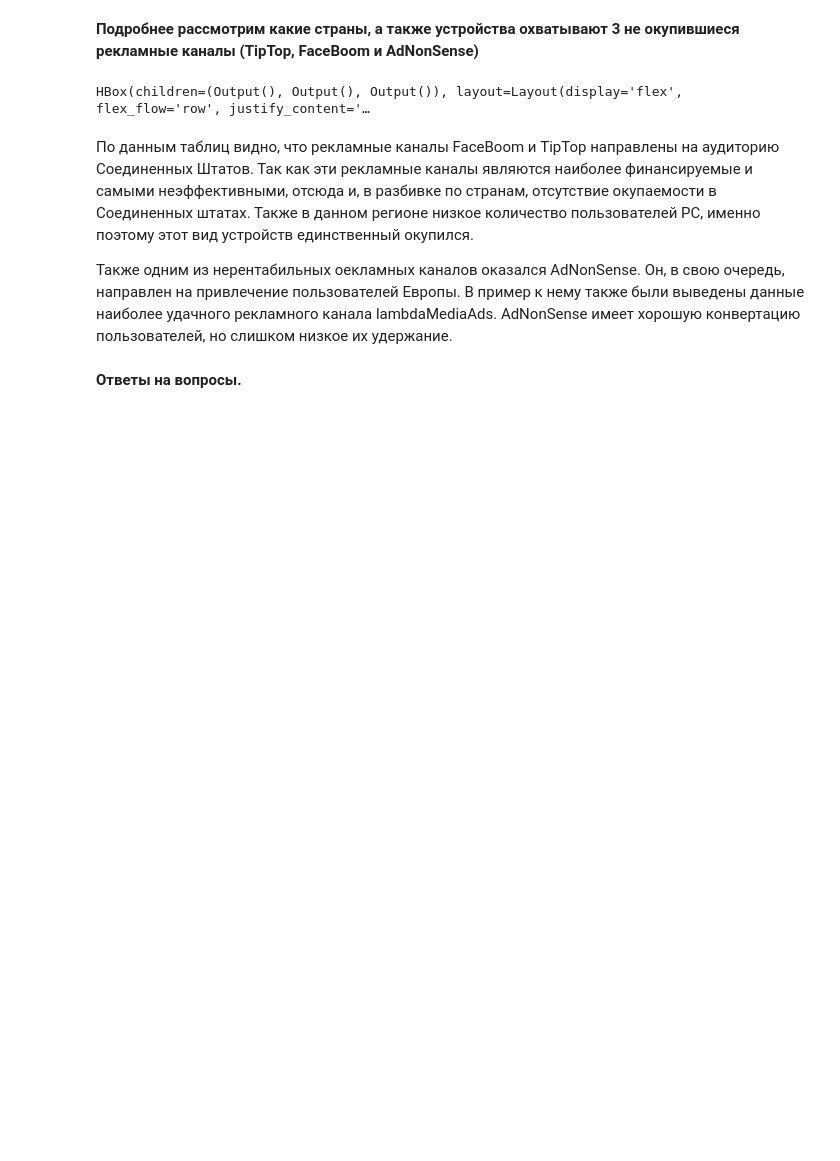
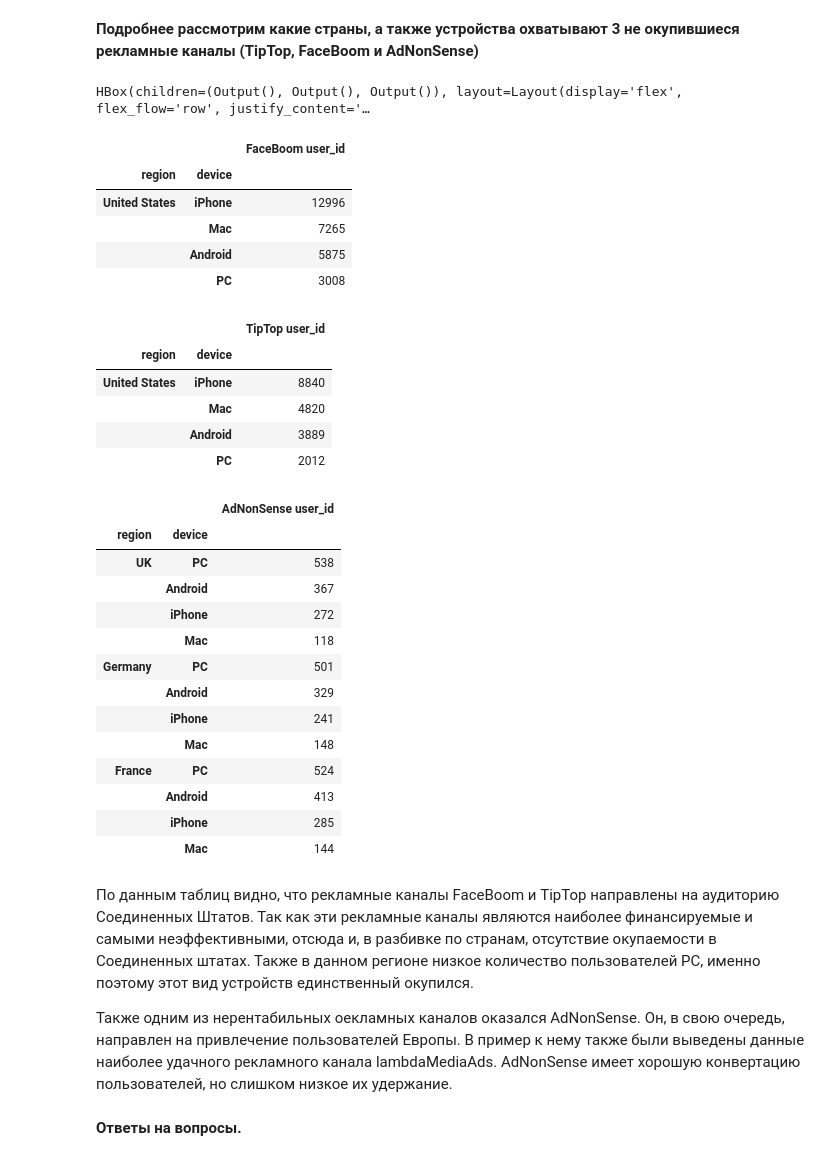
Before and after one commit to AnastasiaGaida/Data_Analyst, a Jupyter notebook: Анализ убытков приложения ProcrastinatePRO+/Анализ убытков приложения ProcrastinatePRO+.ipynb, the cells around one changed output. Cells and saved outputs as stored; diff of their text form; code cells hidden in the pictures; blank space fills up the shorter version.

```diff
--- a/Анализ убытков приложения ProcrastinatePRO+/Анализ убытков приложения ProcrastinatePRO+.ipynb
+++ b/Анализ убытков приложения ProcrastinatePRO+/Анализ убытков приложения ProcrastinatePRO+.ipynb
@@ -1348,5 +1348,47 @@ hbox
 # %% [output]
 HBox(children=(Output(), Output(), Output()), layout=Layout(display='flex', flex_flow='row', justify_content='…
+# %%
+display(profiles.query('channel == "FaceBoom"').groupby(['region', 'device'])\
+            .agg({'user_id': 'nunique'})\
+            .rename(columns={'user_id': 'FaceBoom user_id'})\
+            .sort_values(by = 'FaceBoom user_id', ascending = False))
+
+display(profiles.query('channel == "TipTop"').groupby(['region', 'device'])\
+            .agg({'user_id': 'nunique'})\
+            .rename(columns={'user_id': 'TipTop user_id'})\
+            .sort_values(by = 'TipTop user_id', ascending = False))
+
+display(profiles.query('channel == "AdNonSense"').groupby(['region', 'device'])\
+            .agg({'user_id': 'nunique'})\
+            .rename(columns={'user_id': 'AdNonSense user_id'})\
+            .sort_values(by = ['region', 'AdNonSense user_id'], ascending = False))
+# %% [output]
+|  |  | FaceBoom user_id |
+| region | device |  |
+| United States | iPhone | 12996 |
+|  | Mac | 7265 |
+|  | Android | 5875 |
+|  | PC | 3008 |
+|  |  | TipTop user_id |
+| region | device |  |
+| United States | iPhone | 8840 |
+|  | Mac | 4820 |
+|  | Android | 3889 |
+|  | PC | 2012 |
+|  |  | AdNonSense user_id |
+| region | device |  |
+| UK | PC | 538 |
+|  | Android | 367 |
+|  | iPhone | 272 |
+|  | Mac | 118 |
+| Germany | PC | 501 |
+|  | Android | 329 |
+|  | iPhone | 241 |
+|  | Mac | 148 |
+| France | PC | 524 |
+|  | Android | 413 |
+|  | iPhone | 285 |
+|  | Mac | 144 |
 # %% [markdown]
 По данным таблиц видно, что рекламные каналы FaceBoom и TipTop направлены на аудиторию Соединенных Штатов. Так как эти рекламные каналы являются наиболее финансируемые и самыми неэффективными, отсюда и, в разбивке по странам, отсутствие окупаемости в Соединенных штатах. Также в данном регионе низкое количество пользователей PC, именно поэтому этот вид устройств единственный окупился.
 
```
Also changed, not shown: parts of 1 cell of this notebook.
